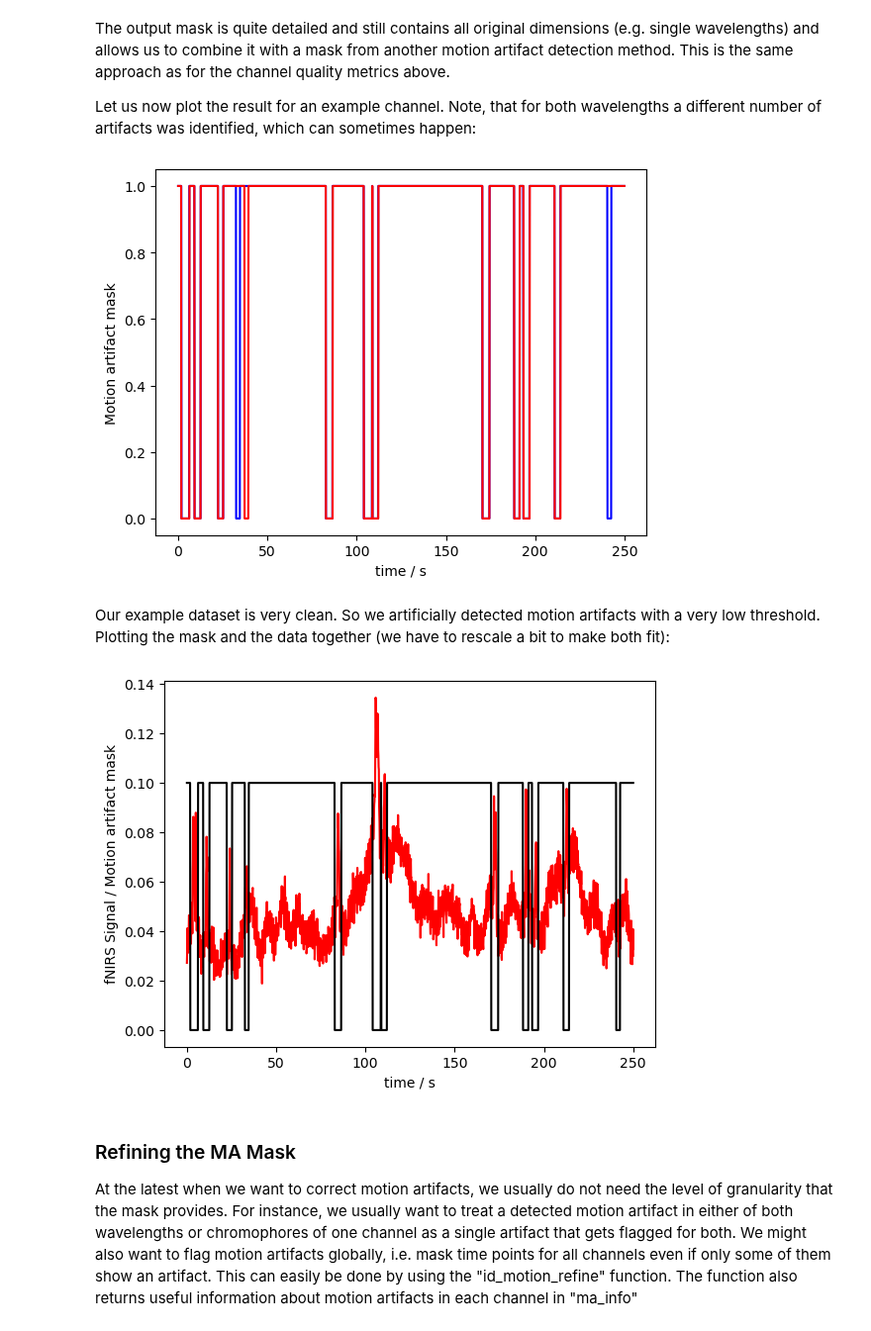
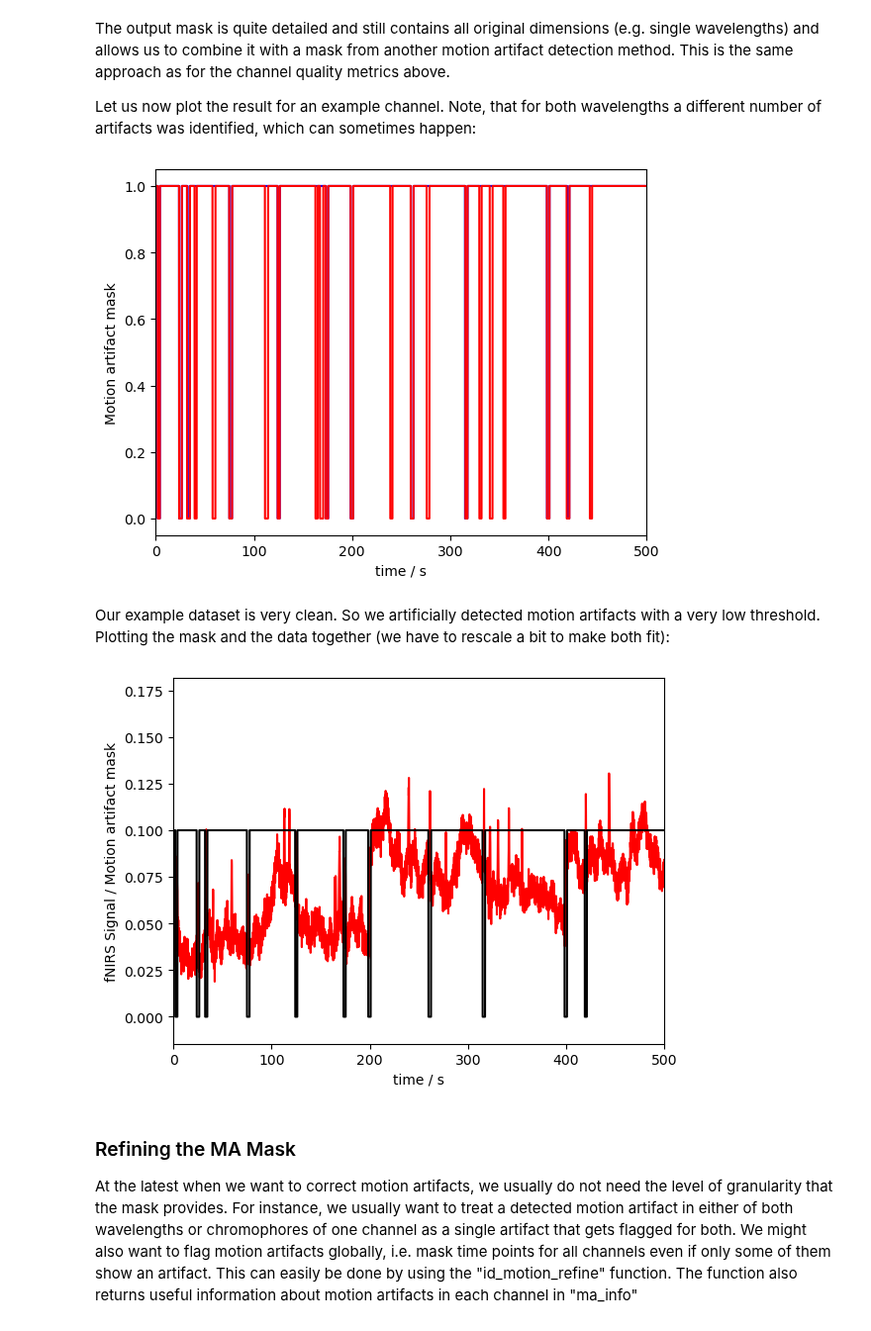
Before and after one commit to ibs-lab/cedalion, a Jupyter notebook: examples/signal_quality/22_motion_artefacts_and_correction.ipynb, the cells around one changed output. Shown at 99% size. Drawn from its saved outputs; the diff is of its cells as text; code cells hidden in the pictures.

Commit message:
Resolving alex's comments
moved synth artifacts example

expanded docstrings

made plots in motion notebook consistent

```diff
--- a/examples/signal_quality/22_motion_artefacts_and_correction.ipynb
+++ b/examples/signal_quality/22_motion_artefacts_and_correction.ipynb
@@ -22,8 +22,9 @@ rec = datasets.get_fingertapping()
 rec["od"] = cedalion.nirs.int2od(rec["amp"])
 
 # Add some synthetic spikes
-artifacts = {"spike": synthetic_artifact.gen_spike}
+artifacts = {"spike": synthetic_artifact.gen_spike, "bl_shift": synthetic_artifact.gen_bl_shift}
 timing = synthetic_artifact.random_events_perc(rec["od"].time, 0.01, ["spike"])
+timing = synthetic_artifact.add_event_timing([(200, 0), (400, 0)], 'bl_shift', None, timing)
 rec["od"] = synthetic_artifact.add_artifacts(rec["od"], timing, artifacts)
 
 # Plot some data for visual validation
@@ -31,6 +32,7 @@ f,ax = p.subplots(1,1, figsize=(12,4))
 ax.plot( rec["od"].time, rec["od"].sel(channel="S3D3", wavelength="850"), "r-", label="850nm")
 ax.plot( rec["od"].time, rec["od"].sel(channel="S3D3", wavelength="760"), "g-", label="760nm")
 p.legend()
+ax.set_xlim(0,500)
 ax.set_xlabel("time / s")
 ax.set_ylabel("OD")
 
@@ -71,7 +73,7 @@ fNIRSdata = rec["od"]
 # define parameters for motion artifact detection. We follow the method from Homer2/3: "hmrR_MotionArtifactByChannel" and "hmrR_MotionArtifact".
 t_motion = 0.5*units.s  # time window for motion artifact detection
 t_mask = 1.0*units.s    # time window for masking motion artifacts (+- t_mask s before/after detected motion artifact)
-stdev_thresh = 4.0      # threshold for standard deviation of the signal used to detect motion artifacts. Default is 50. We set it very low to find something in our good data for demonstration purposes.
+stdev_thresh = 7.0      # threshold for standard deviation of the signal used to detect motion artifacts. Default is 50. We set it very low to find something in our good data for demonstration purposes.
 amp_thresh = 5.0        # threshold for amplitude of the signal used to detect motion artifacts. Default is 5.
 
 # to identify motion artifacts with these parameters we call the following function
@@ -104,24 +106,26 @@ The output mask is quite detailed and still contains all original dimensions (e.
 Let us now plot the result for an example channel. Note, that for both wavelengths a different number of artifacts was identified, which can sometimes happen:
 # %%
 p.figure()
-p.plot(ma_mask.sel(time=slice(0,250)).time, ma_mask.sel(channel="S3D3", wavelength="760", time=slice(0,250)), "b-")
-p.plot(ma_mask.sel(time=slice(0,250)).time, ma_mask.sel(channel="S3D3", wavelength="850", time=slice(0,250)), "r-")
+p.plot(ma_mask.time, ma_mask.sel(channel="S3D3", wavelength="760"), "b-")
+p.plot(ma_mask.time, ma_mask.sel(channel="S3D3", wavelength="850"), "r-")
+p.xlim(0,500)
 p.xlabel("time / s")
 p.ylabel("Motion artifact mask")
 p.show()
 # %% [output]
-[figure, old version]
+[figure, new version]
 # %% [markdown]
 Our example dataset is very clean. So we artificially detected motion artifacts with a very low threshold. Plotting the mask and the data together (we have to rescale a bit to make both fit):
 # %%
 p.figure()
-p.plot(fNIRSdata.sel(time=slice(0,250)).time, fNIRSdata.sel(channel="S3D3", wavelength="760", time=slice(0,250)), "r-")
-p.plot(ma_mask.sel(time=slice(0,250)).time, ma_mask.sel(channel="S3D3", wavelength="760", time=slice(0,250))/10, "k-")
+p.plot(fNIRSdata.time, fNIRSdata.sel(channel="S3D3", wavelength="760"), "r-")
+p.plot(ma_mask.time, ma_mask.sel(channel="S3D3", wavelength="760")/10, "k-")
+p.xlim(0,500)
 p.xlabel("time / s")
 p.ylabel("fNIRS Signal / Motion artifact mask")
 p.show()
 # %% [output]
-[figure, old version]
+[figure, new version]
 # %% [markdown]
 ### Refining the MA Mask
 At the latest when we want to correct motion artifacts, we usually do not need the level of granularity that the mask provides. For instance, we usually want to treat a detected motion artifact in either of both wavelengths or chromophores of one channel as a single artifact that gets flagged for both. We might also want to flag motion artifacts globally, i.e. mask time points for all channels even if only some of them show an artifact. This can easily be done by using the "id_motion_refine" function. The function also returns useful information about motion artifacts in each channel in "ma_info"
```
Also changed, not shown: parts of 8 cells of this notebook, 3 other files.
